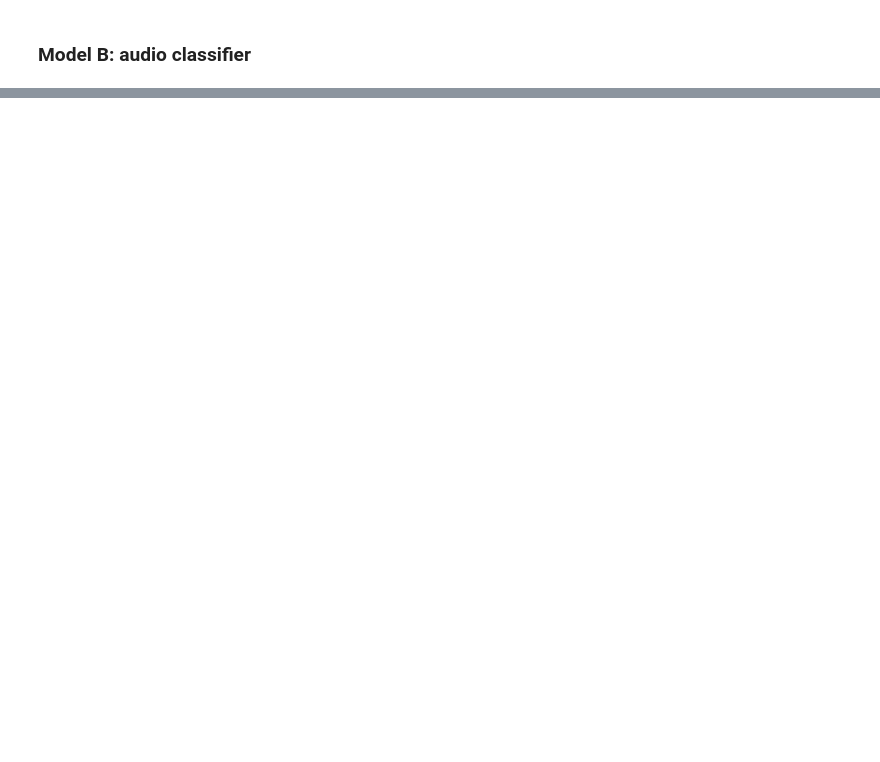
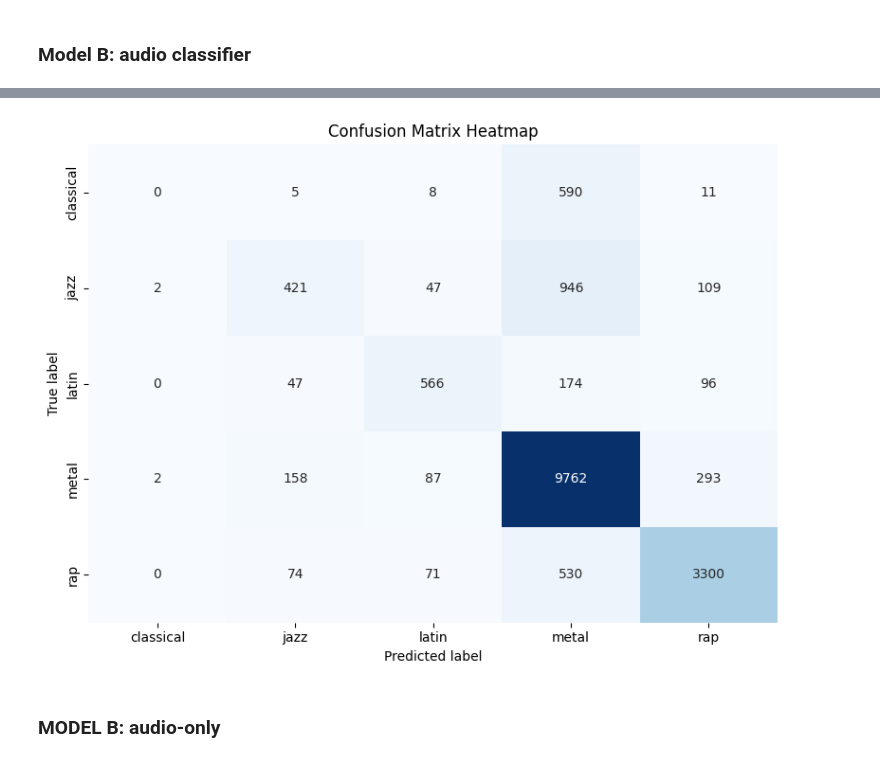
Before and after one commit to Oiko8/Multimodal-Music-Analysis, a Jupyter notebook: part2.ipynb, the cells around one changed output, grey strips where cells are left out. Cells and saved outputs as stored; diff of their text form; code cells hidden in the pictures; blank space fills up the shorter version.

Commit message:
Part 2: Evaluation and Visualization

```diff
--- a/part2.ipynb
+++ b/part2.ipynb
@@ -89,3 +90,11 @@ from sklearn.metrics import classification_report, accuracy_score, f1_score
+# %%
+# Preparing the data for the classifiers
+X_text = text_embeddings
+X_audio = audio_embeddings
+
+le = LabelEncoder()
+Y_LABELS = data["main_genre"]
+Y_ENCODED = le.fit_transform(Y_LABELS)
 # %%
 '''
 Function that trains the classifier
@@ -138,0 +180,3 @@ def genre_classifier(x_data, y_labels, model_name="svm"):
+# %%
+''' SVM Classifier and Results for Text '''
+svm_model_text, svm_scores_text, svm_matrix_text = genre_classifier(X_text, Y_ENCODED, classifier="svm")
@@ -182,0 +262,6 @@ Ablations:
+# %%
+# Text-only model
+model_A, scores_A, conf_matrix_A = svm_model_text, svm_scores_text, svm_matrix_text
+
+# Audio-only model
+model_B, scores_B, conf_matrix_B = svm_model_audio, svm_scores_audio, svm_matrix_audio
@@ -182,0 +304,14 @@ Ablations:
+# %%
+# visualization of the confusion matrix
+def conf_matrix_heatmap(matrix, y_labels):
+    labels = np.unique(y_labels)
+
+    plt.figure(figsize=(8,6))
+    sns.heatmap(matrix, annot=True,
+                fmt="g", cmap="Blues", cbar=False,
+                xticklabels=labels, yticklabels=labels)
+    plt.title("Confusion Matrix Heatmap")
+    plt.xlabel("Predicted label")
+    plt.ylabel("True label")
+    plt.tight_layout()
+    plt.show()
@@ -182,0 +330,6 @@ Ablations:
+# %%
+conf_matrix_heatmap(conf_matrix_A, Y_LABELS)
+# %% [output]
+[figure, added]
+# %% [markdown]
+### MODEL B: audio-only
```
Also changed, not shown: parts of 22 cells of this notebook, 1 other file.
